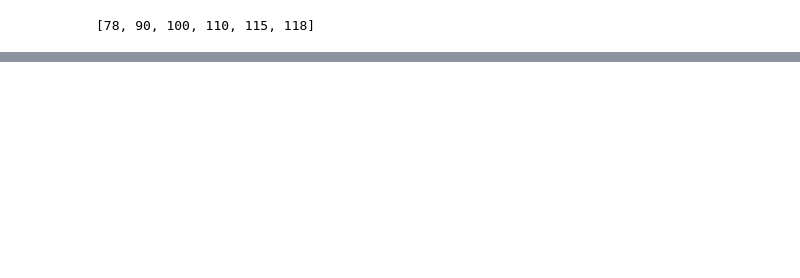
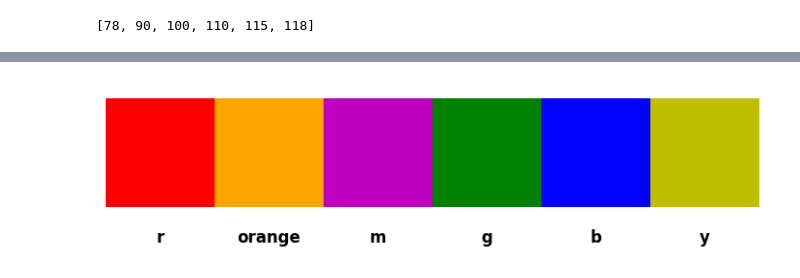
Before and after one commit to Potdooshami/2H_TaSe2_Tc_STM, a Jupyter notebook: H03_new_statitics.ipynb, the cells around one changed output, grey strips where cells are left out. Saved outputs shown, nothing was run; the diff lists cells and outputs as text; code cells hidden in the pictures; blank space fills up the shorter version.

```diff
--- a/H03_new_statitics.ipynb
+++ b/H03_new_statitics.ipynb
@@ -196,0 +219,30 @@ Text(0.5, 0, '$T $ [K]')
+# %%
+import matplotlib.pyplot as plt
+import matplotlib.patches as patches
+
+# c = ["r", "c", "m", "g", "b", "y"]
+
+# 팔레트 플롯 생성
+fig, ax = plt.subplots(figsize=(len(c) * 1.5, 2.2))
+
+for i, color in enumerate(c):
+    # 색상 사각 패치
+    rect = patches.Rectangle((i, 0), 1, 1, facecolor=color, edgecolor='none')
+    ax.add_patch(rect)
+    # 색상 이름 표시
+    ax.text(i + 0.5, -0.2, color, ha='center', va='top', fontsize=12, fontweight='bold')
+
+ax.set_xlim(0, len(c))
+ax.set_ylim(-0.4, 1.1)
+ax.set_aspect('equal')
+ax.axis('off')
+
+# 어도비 일러스트레이터에서 바로 벡터로 열려면 아래 라인 주석 해제하여 svg로 저장
+# plt.savefig("adobe_palette.svg", bbox_inches="tight")
+
+fm.id_block = 'palette'
+fm.timestamp()
+fn = fm.get_filepath('whole','svg')
+plt.savefig(fn)
+# %% [output]
+[figure, added]
```
Also changed, not shown: parts of 6 cells of this notebook, 1 other file.
